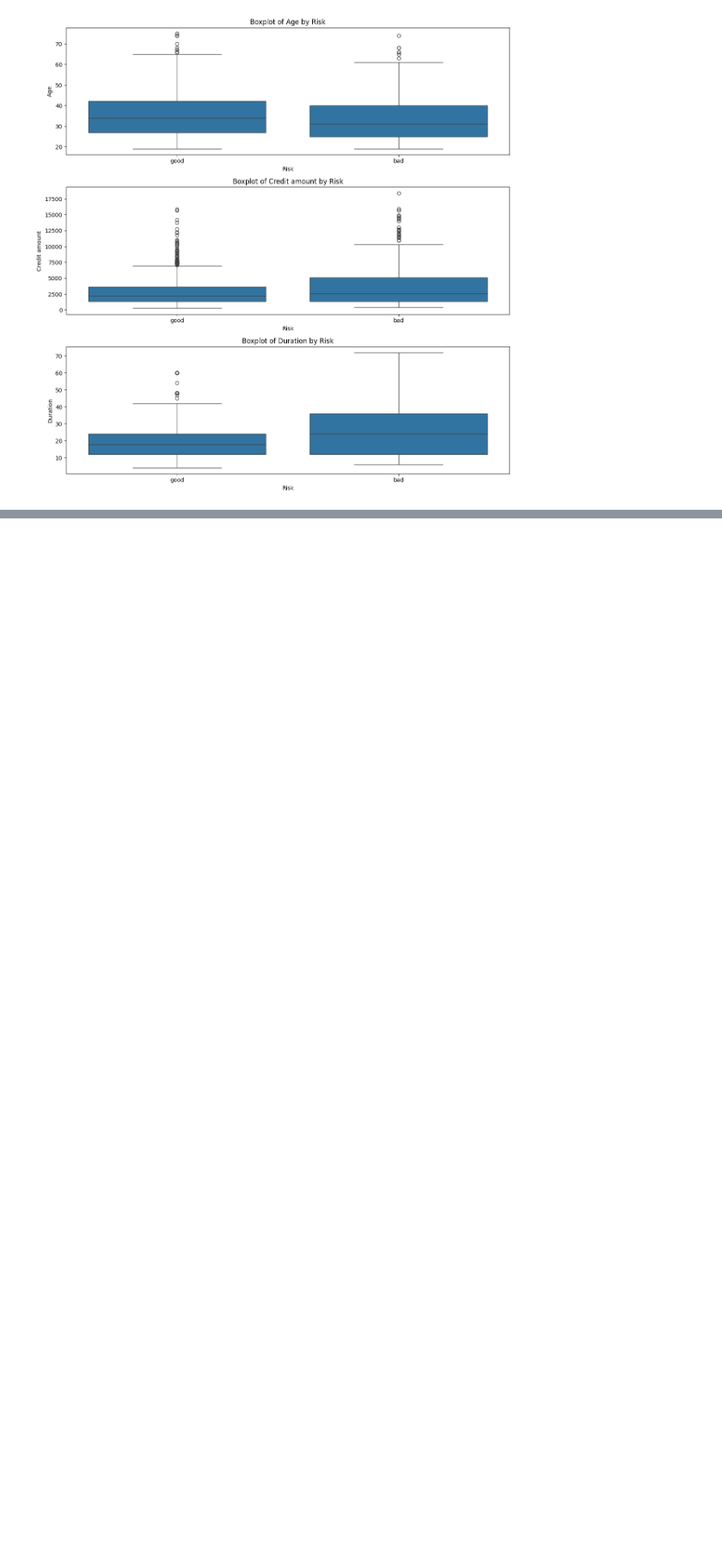
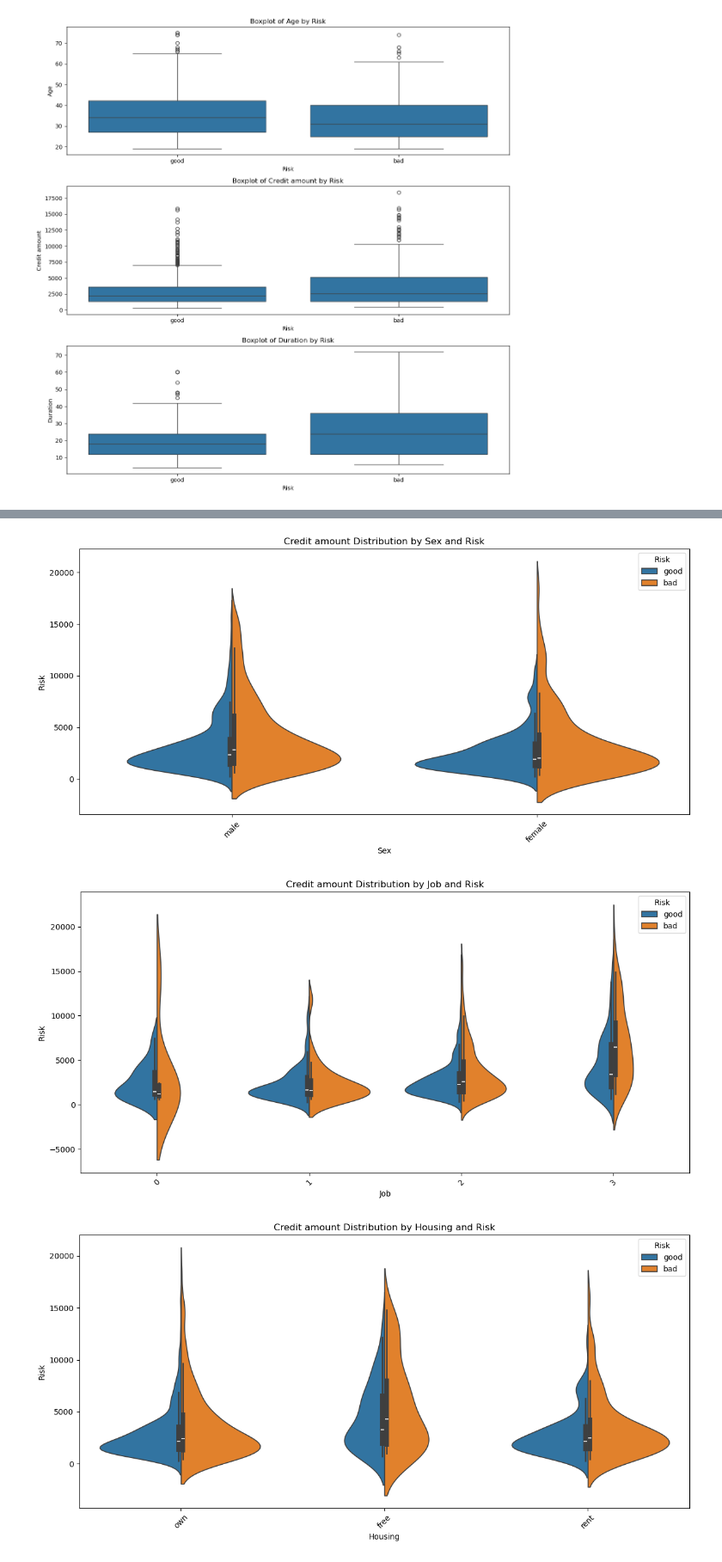
Before and after one commit to MyNguyen1162001/German-Credit-Risk, a Jupyter notebook: notebook502677872b.ipynb, the cells around one changed output, grey strips where cells are left out. Shown: that part at 86% size. Drawn from its saved outputs; the diff is of its cells as text; code cells hidden in the pictures; blank space fills up the shorter version.

Commit message:
add numerical and categorical feature EDA

```diff
--- a/notebook502677872b.ipynb
+++ b/notebook502677872b.ipynb
@@ -135,0 +100,11 @@ dataset.
+# %%
+plot_categorical_violin(
+    dataset=dataset,
+    cat_column=['Sex','Job','Housing','Purpose'],
+    num_column= 'Credit amount',
+    target_column= 'Risk'
+)
+# %% [output]
+[figure, added]
+[figure, added]
+[figure, added]
```
Also changed, not shown: parts of 10 cells of this notebook, 2 other files.
